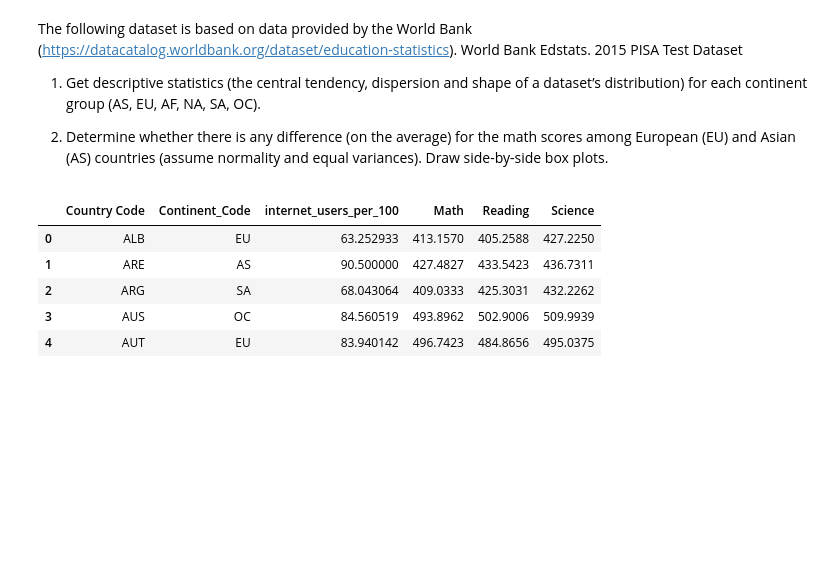
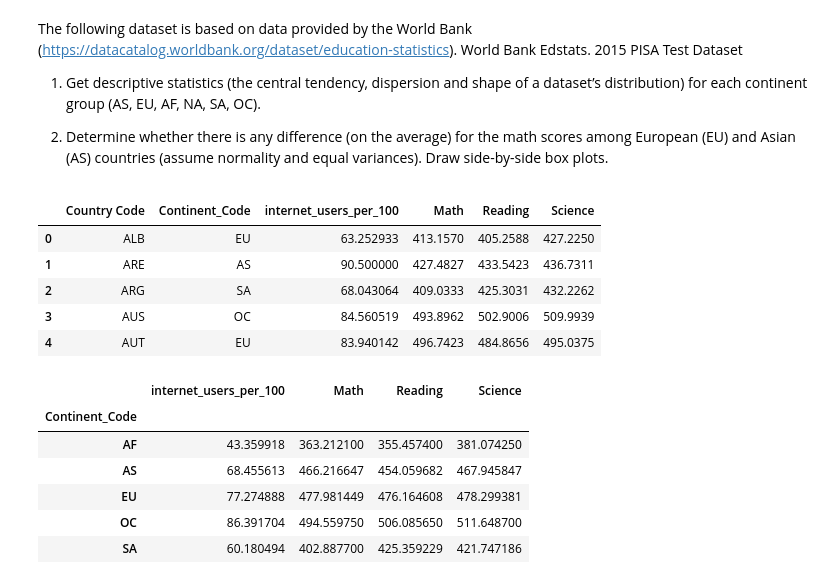
Before and after one commit to Ertugrul-Kurubal/Statistics-With-Python, a Jupyter notebook: Statistics Assignment-4 (Hypothesis Testing).ipynb, the cells around one changed output. Cells and saved outputs as stored; diff of their text form; code cells hidden in the pictures; blank space fills up the shorter version.

```diff
--- a/Statistics Assignment-4 (Hypothesis Testing).ipynb
+++ b/Statistics Assignment-4 (Hypothesis Testing).ipynb
@@ -131,3 +131,13 @@ pisa.head()
 | 2 | ARG | SA | 68.043064 | 409.0333 | 425.3031 | 432.2262 |
 | 3 | AUS | OC | 84.560519 | 493.8962 | 502.9006 | 509.9939 |
 | 4 | AUT | EU | 83.940142 | 496.7423 | 484.8656 | 495.0375 |
+# %%
+pisa.groupby("Continent_Code").mean()
+# %% [output]
+|  | internet_users_per_100 | Math | Reading | Science |
+| Continent_Code |  |  |  |  |
+| AF | 43.359918 | 363.212100 | 355.457400 | 381.074250 |
+| AS | 68.455613 | 466.216647 | 454.059682 | 467.945847 |
+| EU | 77.274888 | 477.981449 | 476.164608 | 478.299381 |
+| OC | 86.391704 | 494.559750 | 506.085650 | 511.648700 |
+| SA | 60.180494 | 402.887700 | 425.359229 | 421.747186 |
```
Also changed, not shown: parts of 5 cells of this notebook.
